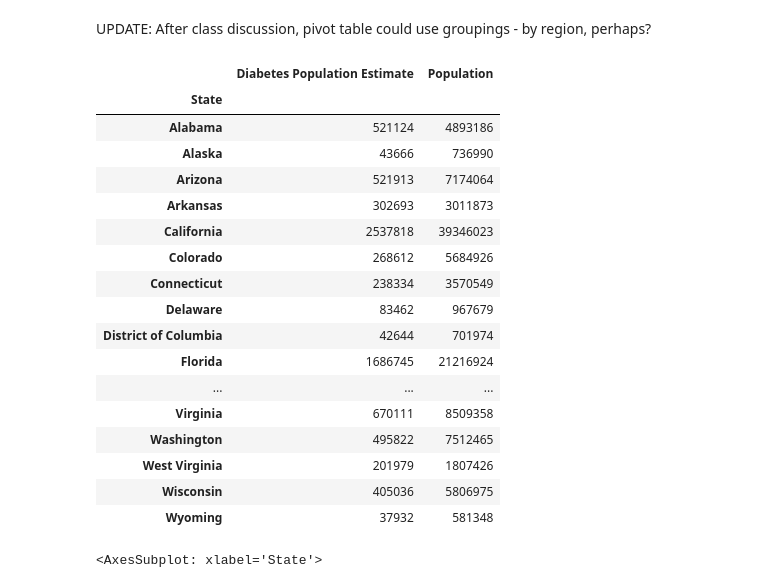
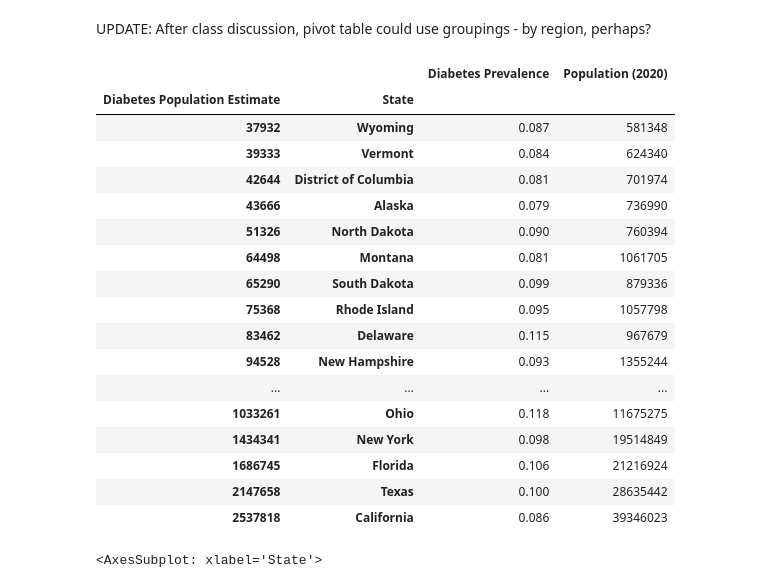
Before and after one commit to LilGotit/StateVarianceDiabetes, a Jupyter notebook: FirstDraft.ipynb, the cells around one changed output. Saved outputs shown, nothing was run; the diff lists cells and outputs as text; code cells hidden in the pictures.

Commit message:
seeing if salvaging pivot table is possible

```diff
--- a/FirstDraft.ipynb
+++ b/FirstDraft.ipynb
@@ -47,4 +43,5 @@ Let's clean that, first.
 # %%
 df.drop(df.columns[[0,2,3,5]], axis=1, inplace=True)
+df.rename(columns = {"Population":"Population (2020)"}, inplace = True)
 df
 # %% [output]
@@ -149,7 +146,7 @@ dfThree.head(2)
 # %% [markdown]
 Now, let's create a statistic - a very base estimate. The additional factor is based on the statistic only covering folks 20 and up, which leaves 25 percent of the population unaccounted for. This is a lazy way to course correct.
 # %%
-dfThree["Diabetes Population Estimate"] = dfThree["Population"] * 0.75 * dfThree["Diabetes Prevalence"]
+dfThree["Diabetes Population Estimate"] = dfThree["Population (2020)"] * 0.75 * dfThree["Diabetes Prevalence"]
 dfThree["Diabetes Population Estimate"] = dfThree["Diabetes Population Estimate"].astype(int)
 dfThree.head(2)
 # %% [output]
@@ -161,26 +158,26 @@ dfThree.head(2)
 # %% [markdown]
 UPDATE: After class discussion, pivot table could use groupings - by region, perhaps?
 # %%
-dfThree.pivot_table(index=["State"], values=["Population","Diabetes Population Estimate"])
+dfThree.pivot_table(index=["Diabetes Population Estimate", "State"], values=["Population (2020)", "Diabetes Prevalence"])
 # %% [output]
-|  | Diabetes Population Estimate | Population |
-| State |  |  |
-| Alabama | 521124 | 4893186 |
-| Alaska | 43666 | 736990 |
-| Arizona | 521913 | 7174064 |
-| Arkansas | 302693 | 3011873 |
-| California | 2537818 | 39346023 |
-| Colorado | 268612 | 5684926 |
-| Connecticut | 238334 | 3570549 |
-| Delaware | 83462 | 967679 |
-| District of Columbia | 42644 | 701974 |
-| Florida | 1686745 | 21216924 |
-| ... | ... | ... |
-| Virginia | 670111 | 8509358 |
-| Washington | 495822 | 7512465 |
-| West Virginia | 201979 | 1807426 |
-| Wisconsin | 405036 | 5806975 |
-| Wyoming | 37932 | 581348 |
+|  |  | Diabetes Prevalence | Population (2020) |
+| Diabetes Population Estimate | State |  |  |
+| 37932 | Wyoming | 0.087 | 581348 |
+| 39333 | Vermont | 0.084 | 624340 |
+| 42644 | District of Columbia | 0.081 | 701974 |
+| 43666 | Alaska | 0.079 | 736990 |
+| 51326 | North Dakota | 0.090 | 760394 |
+| 64498 | Montana | 0.081 | 1061705 |
+| 65290 | South Dakota | 0.099 | 879336 |
+| 75368 | Rhode Island | 0.095 | 1057798 |
+| 83462 | Delaware | 0.115 | 967679 |
+| 94528 | New Hampshire | 0.093 | 1355244 |
+| ... | ... | ... | ... |
+| 1033261 | Ohio | 0.118 | 11675275 |
+| 1434341 | New York | 0.098 | 19514849 |
+| 1686745 | Florida | 0.106 | 21216924 |
+| 2147658 | Texas | 0.100 | 28635442 |
+| 2537818 | California | 0.086 | 39346023 |
 # %%
 dfThree.plot(x="State", y="Diabetes Population Estimate", kind="bar")
 # %% [output]
```
Also changed, not shown: parts of 8 cells of this notebook.
